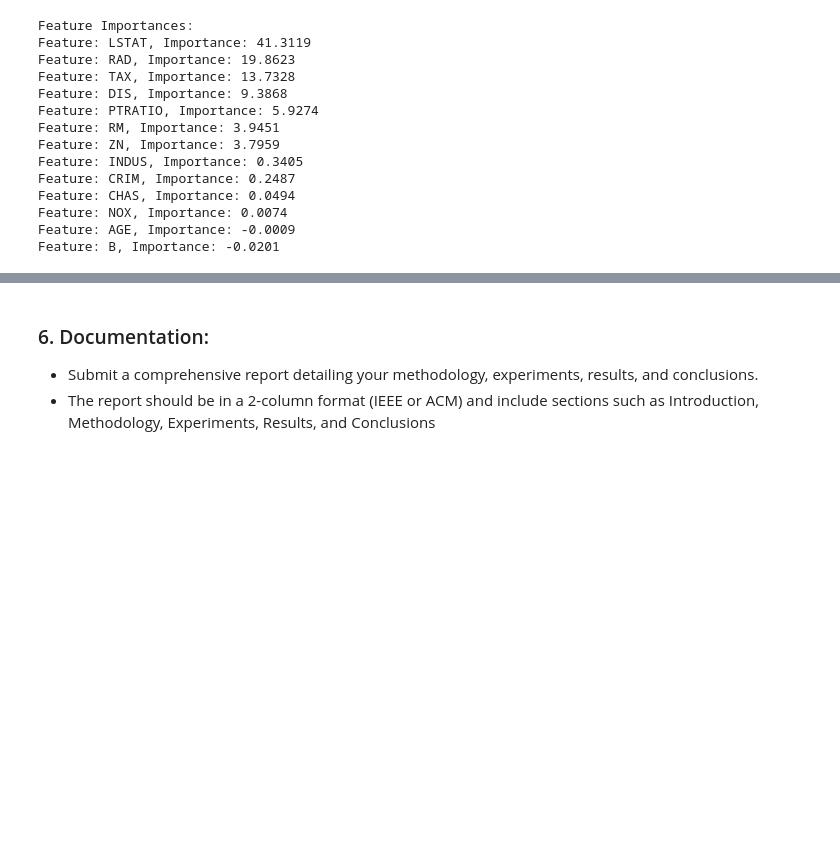
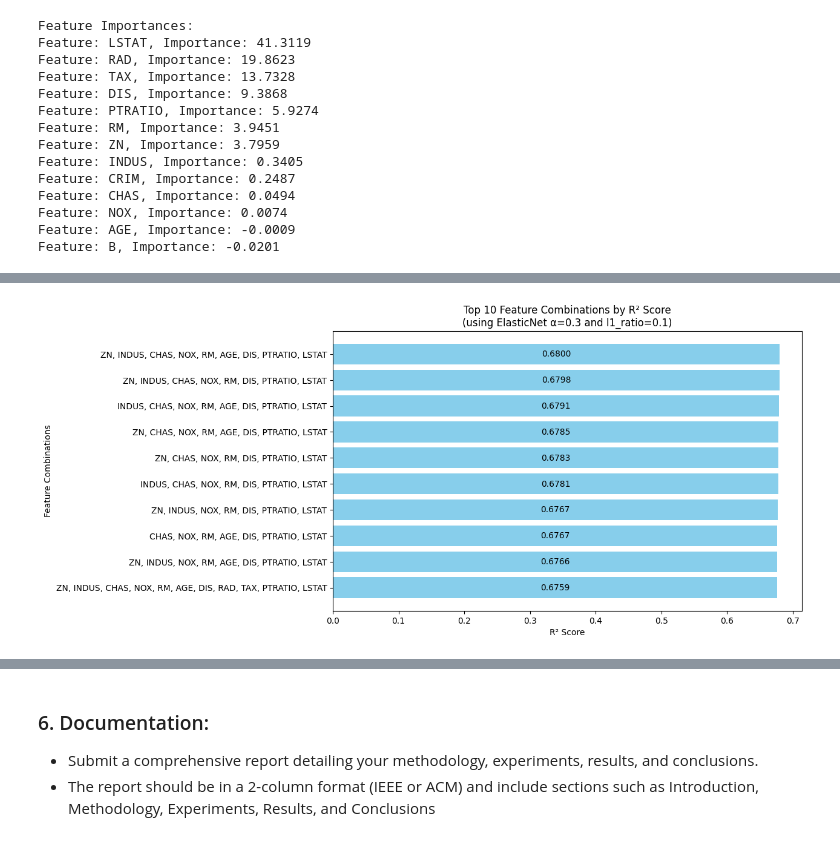
Before and after one commit to vKenjo/CS-ELEC-ML, a Jupyter notebook: SA#1/Boston_House_Price_Prediction.ipynb, the cells around one changed output, grey strips where cells are left out. Drawn from its saved outputs; the diff is of its cells as text; code cells hidden in the pictures; blank space fills up the shorter version.

```diff
--- a/SA#1/Boston_House_Price_Prediction.ipynb
+++ b/SA#1/Boston_House_Price_Prediction.ipynb
@@ -1060,0 +981,81 @@ Model Evaluation Results:
+# %%
+import itertools
+
+# Function to train and evaluate the model
+def train_and_evaluate_elasticnet(X_train, y_train, X_test, y_test, alpha=0.3, l1_ratio=0.1):
+    model = ElasticNet(alpha=alpha, l1_ratio=l1_ratio, random_state=42)
+    model.fit(X_train, y_train)
+    y_pred = model.predict(X_test)
+    r2 = r2_score(y_test, y_pred)
+    return r2  # Return R² score as the metric for evaluation
+
+# Brute-force feature selection with plotting
+def brute_force_feature_selection(X, y, max_features=None, top_n=10):
+    features = X.columns.tolist()
+    results = []  # To store (subset, score) pairs
+
+    # If max_features is not specified, consider all possible subsets
+    if max_features is None:
+        max_features = len(features)
+
+    # Iterate over all possible combinations of features
+    for k in range(1, max_features + 1):
+        for subset in itertools.combinations(features, k):
+            subset = list(subset)
+            X_subset = X[subset]
+
+            # Split the data
+            X_train, X_test, y_train, y_test = train_test_split(X_subset, y, test_size=0.2, random_state=42)
+
+            # Scale the features
+            scaler = StandardScaler()
+            X_train_scaled = scaler.fit_transform(X_train)
+            X_test_scaled = scaler.transform(X_test)
+
+            # Train and evaluate the model
+            score = train_and_evaluate_elasticnet(X_train_scaled, y_train, X_test_scaled, y_test)
+
+            # Store the result
+            results.append((subset, score))
+
+    # Sort results by score in descending order
+    results.sort(key=lambda x: x[1], reverse=True)
+
+    # Select the top N results
+    top_results = results[:top_n]
+
+    # Plot the top N feature combinations
+    plot_top_combinations(top_results)
+
+    # Return the best subset and score
+    return top_results[0][0], top_results[0][1]
+
+# Function to plot the top N feature combinations
+def plot_top_combinations(top_results):
+    # Extract feature combinations and scores
+    combinations = [", ".join(result[0]) for result in top_results]
+    scores = [result[1] for result in top_results]
+
+    # Create a bar plot
+    plt.figure(figsize=(10, 6))
+    bars = plt.barh(combinations, scores, color='skyblue')
+    plt.xlabel('R² Score')
+    plt.ylabel('Feature Combinations')
+    plt.title('Top 10 Feature Combinations by R² Score\n(using ElasticNet α=0.3 and l1_ratio=0.1)')
+    plt.gca().invert_yaxis()
+    for bar, score in zip(bars, scores):
+        plt.text(
+            bar.get_width() / 2,
+            bar.get_y() + bar.get_height() / 2,
+            f"{score:.4f}",
+            va='center', ha='center', fontsize=10, color='black'
+        )
+    plt.show()
+
+# Run the brute-force feature selection
+best_subset, best_score = brute_force_feature_selection(X, y)
+
+print(f"Best subset of features: {best_subset}")
+print(f"Best R² score: {best_score:.4f}")
+# %% [output]
+[figure, added]
```
Also changed, not shown: parts of 8 cells of this notebook.
